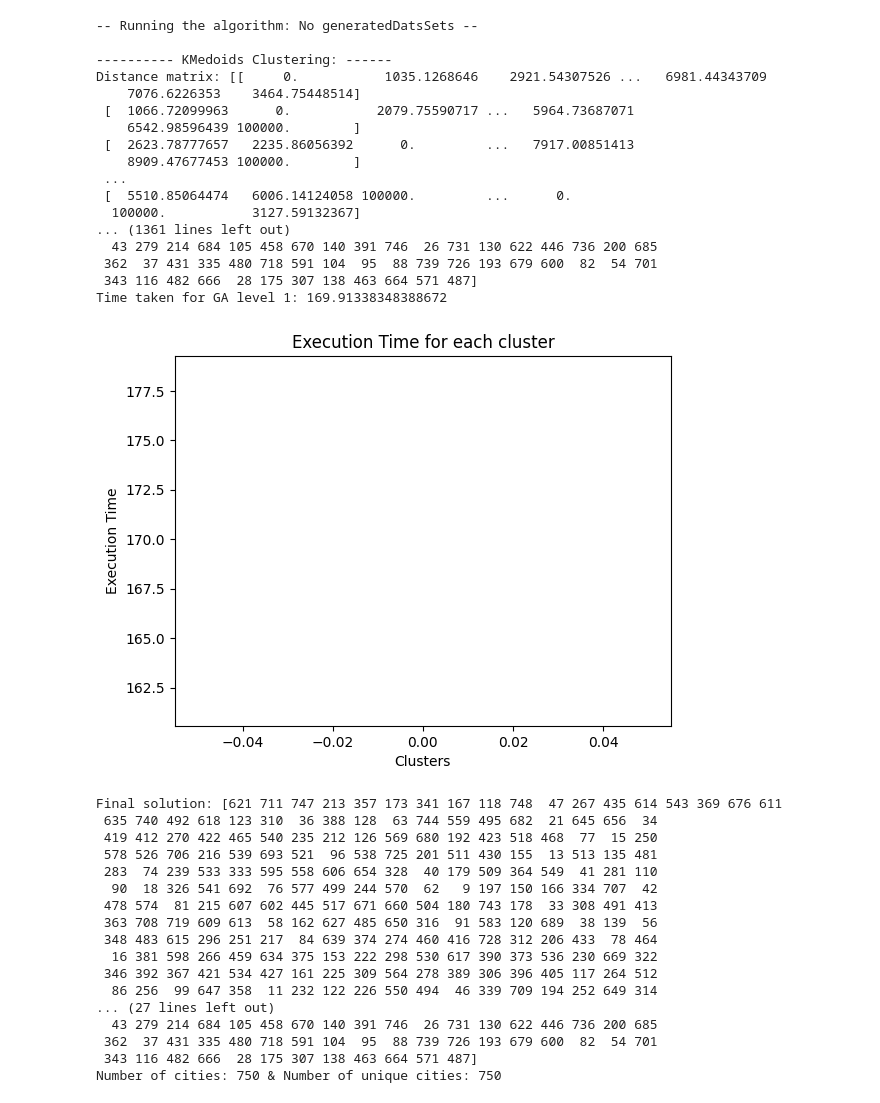
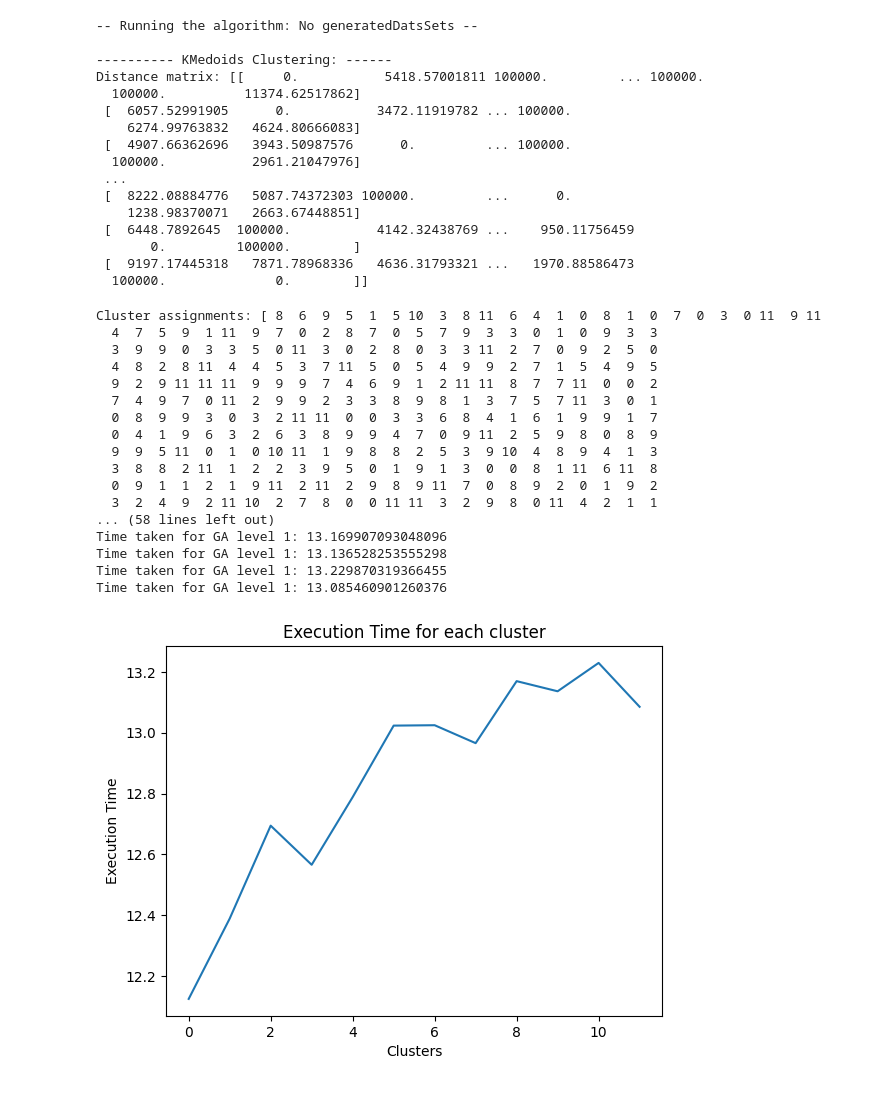
Before and after one commit to piergili0611/KuL_MAI_GeneticAlgorithm_TSP, a Jupyter notebook: GA_Notebook.ipynb, the cells around one changed output. Cells and saved outputs as stored; diff of their text form; code cells hidden in the pictures.

```diff
--- a/GA_Notebook.ipynb
+++ b/GA_Notebook.ipynb
@@ -3,50 +3,48 @@ from r0818807 import r0818807
 # %%
 
 def main():
     # Create an instance of the r0818807 class
     c = r0818807()
 
     # Define the filename for the dataset
     filename = 'tour1000.csv'
 
     # Run the optimization with local search enabled
-    c.run(filename=filename, generateDataSets=False, clusters=False, local_search=True)
-
+    c.run(filename=filename, generateDataSets=False, clusters=True, local_search=True)
 if __name__ == "__main__":
     main()
 # %% [output]
 -- Running the algorithm: No generatedDatsSets --
 
 ---------- KMedoids Clustering: ------
-Distance matrix: [[     0.           1035.1268646    2921.54307526 ...   6981.44343709
-    7076.6226353    3464.75448514]
- [  1066.72099963      0.           2079.75590717 ...   5964.73687071
-    6542.98596439 100000.        ]
- [  2623.78777657   2235.86056392      0.         ...   7917.00851413
-    8909.47677453 100000.        ]
+Distance matrix: [[     0.           5418.57001811 100000.         ... 100000.
+  100000.          11374.62517862]
+ [  6057.52991905      0.           3472.11919782 ... 100000.
+    6274.99763832   4624.80666083]
+ [  4907.66362696   3943.50987576      0.         ... 100000.
+  100000.           2961.21047976]
  ...
- [  5510.85064474   6006.14124058 100000.         ...      0.
-  100000.           3127.59132367]
-... (1361 lines left out)
-  43 279 214 684 105 458 670 140 391 746  26 731 130 622 446 736 200 685
- 362  37 431 335 480 718 591 104  95  88 739 726 193 679 600  82  54 701
- 343 116 482 666  28 175 307 138 463 664 571 487]
-Time taken for GA level 1: 169.91338348388672
+ [  8222.08884776   5087.74372303 100000.         ...      0.
+    1238.98370071   2663.67448851]
+ [  6448.7892645  100000.           4142.32438769 ...    950.11756459
+       0.         100000.        ]
+ [  9197.17445318   7871.78968336   4636.31793321 ...   1970.88586473
+  100000.              0.        ]]
+Cluster assignments: [ 8  6  9  5  1  5 10  3  8 11  6  4  1  0  8  1  0  7  0  3  0 11  9 11
+  4  7  5  9  1 11  9  7  0  2  8  7  0  5  7  9  3  3  0  1  0  9  3  3
+  3  9  9  0  3  3  5  0 11  3  0  2  8  0  3  3 11  2  7  0  9  2  5  0
+  4  8  2  8 11  4  4  5  3  7 11  5  0  5  4  9  9  2  7  1  5  4  9  5
+  9  2  9 11 11 11  9  9  9  7  4  6  9  1  2 11 11  8  7  7 11  0  0  2
+  7  4  9  7  0 11  2  9  9  2  3  3  8  9  8  1  3  7  5  7 11  3  0  1
+  0  8  9  9  3  0  3  2 11 11  0  0  3  3  6  8  4  1  6  1  9  9  1  7
+  0  4  1  9  6  3  2  6  3  8  9  9  4  7  0  9 11  2  5  9  8  0  8  9
+  9  9  5 11  0  1  0 10 11  1  9  8  8  2  5  3  9 10  4  8  9  4  1  3
+  3  8  8  2 11  1  2  2  3  9  5  0  1  9  1  3  0  0  8  1 11  6 11  8
+  0  9  1  1  2  1  9 11  2 11  2  9  8  9 11  7  0  8  9  2  0  1  9  2
+  3  2  4  9  2 11 10  2  7  8  0  0 11 11  3  2  9  8  0 11  4  2  1  1
+... (58 lines left out)
+Time taken for GA level 1: 13.169907093048096
+Time taken for GA level 1: 13.136528253555298
+Time taken for GA level 1: 13.229870319366455
+Time taken for GA level 1: 13.085460901260376
-[figure, old version]
+[figure, new version]
-Final solution: [621 711 747 213 357 173 341 167 118 748  47 267 435 614 543 369 676 611
- 635 740 492 618 123 310  36 388 128  63 744 559 495 682  21 645 656  34
- 419 412 270 422 465 540 235 212 126 569 680 192 423 518 468  77  15 250
- 578 526 706 216 539 693 521  96 538 725 201 511 430 155  13 513 135 481
- 283  74 239 533 333 595 558 606 654 328  40 179 509 364 549  41 281 110
-  90  18 326 541 692  76 577 499 244 570  62   9 197 150 166 334 707  42
- 478 574  81 215 607 602 445 517 671 660 504 180 743 178  33 308 491 413
- 363 708 719 609 613  58 162 627 485 650 316  91 583 120 689  38 139  56
- 348 483 615 296 251 217  84 639 374 274 460 416 728 312 206 433  78 464
-  16 381 598 266 459 634 375 153 222 298 530 617 390 373 536 230 669 322
- 346 392 367 421 534 427 161 225 309 564 278 389 306 396 405 117 264 512
-  86 256  99 647 358  11 232 122 226 550 494  46 339 709 194 252 649 314
-... (27 lines left out)
-  43 279 214 684 105 458 670 140 391 746  26 731 130 622 446 736 200 685
- 362  37 431 335 480 718 591 104  95  88 739 726 193 679 600  82  54 701
- 343 116 482 666  28 175 307 138 463 664 571 487]
-Number of cities: 750 & Number of unique cities: 750
```
Also changed, not shown: parts of 1 cell of this notebook, 8 other files.
